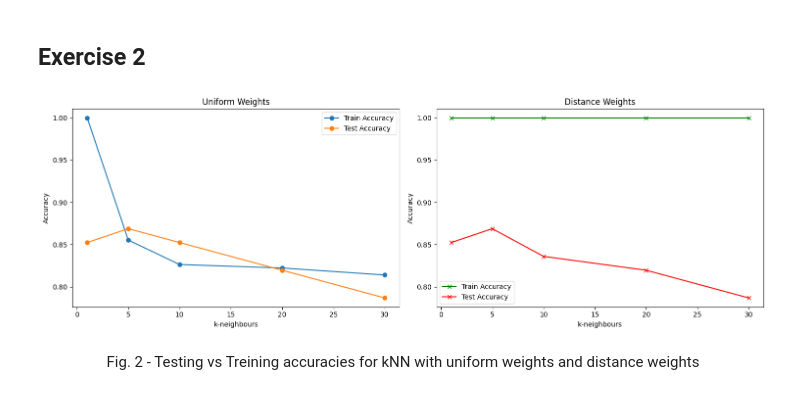
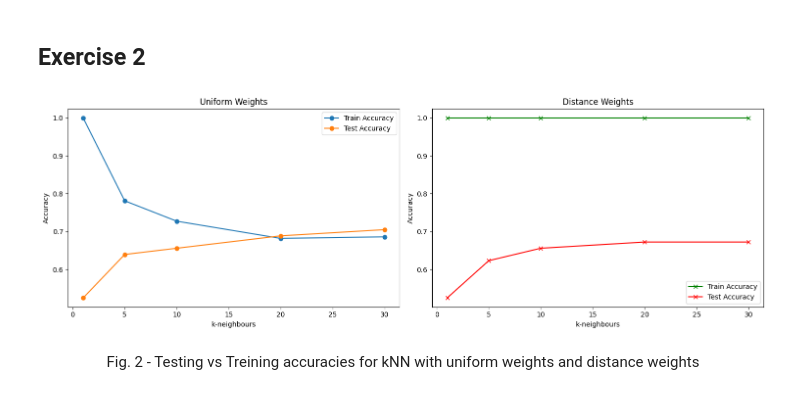
Before and after one commit to guiijose/Machine-Learning, a Jupyter notebook: homeworks/hw2/hw2.ipynb, the cells around one changed output. Saved outputs shown, nothing was run; the diff lists cells and outputs as text; code cells hidden in the pictures.

```diff
--- a/homeworks/hw2/hw2.ipynb
+++ b/homeworks/hw2/hw2.ipynb
@@ -151,7 +152,7 @@ In this case, due to the nature of the utilized function, we are considering the
 # %%
 #EX2A
 
-X_train, X_test, y_train, y_test = train_test_split(X_scaled, y, test_size=0.2, random_state=0)
+X_train, X_test, y_train, y_test = train_test_split(X, y, test_size=0.2, random_state=0)
 
 ks = [1, 5, 10, 20, 30]
 
@@ -160,43 +161,65 @@ test_acc_uniform = []
 train_acc_distance = []
 test_acc_distance = []
 
+times_uniform = []
+times_distance = []
+
 for k in ks:
 
     # For uniform weights
     knn_uniform = KNeighborsClassifier(n_neighbors=k, weights='uniform')
+
+    start_time = time.time()
     knn_uniform.fit(X_train, y_train)
+    end_time = time.time()
+
     train_acc_uniform.append(knn_uniform.score(X_train, y_train))
     test_acc_uniform.append(knn_uniform.score(X_test, y_test))
 
+    elapsed_time = (end_time - start_time)*1000
+    times_uniform.append(elapsed_time)
+
+
+for k in ks:
+
     # For distance weights
     knn_distance = KNeighborsClassifier(n_neighbors=k, weights='distance')
+
+    start_time = time.time()
     knn_distance.fit(X_train, y_train)
+    end_time = time.time()
+
     train_acc_distance.append(knn_distance.score(X_train, y_train))
     test_acc_distance.append(knn_distance.score(X_test, y_test))
 
+    elapsed_time = (end_time - start_time)*1000
+    times_distance.append(elapsed_time)
+
+
+time_df = pd.DataFrame({'k': ks, 'Uniform execution times (ms)':times_uniform, 'Distance execution times (ms)': times_distance})
 
 fig, axs = plt.subplots(1, 2, figsize=(15, 5))
 
 # Uniform weights plot
 axs[0].plot(ks, train_acc_uniform, label='Train Accuracy', marker='o')
 axs[0].plot(ks, test_acc_uniform, label='Test Accuracy', marker='o')
 axs[0].set_title('Uniform Weights')
 axs[0].set_xlabel('k-neighbours')
 axs[0].set_ylabel('Accuracy')
 axs[0].legend()
 
 # Distance weights plot
 axs[1].plot(ks, train_acc_distance, color = 'green', label='Train Accuracy', marker='x')
 axs[1].plot(ks, test_acc_distance, color = 'red', label='Test Accuracy', marker='x')
 axs[1].set_title('Distance Weights')
 axs[1].set_xlabel('k-neighbours')
 axs[1].set_ylabel('Accuracy')
 axs[1].legend()
 
 plt.tight_layout()
 plt.show()
 # %% [output]
-[figure, old version]
+[figure, new version]
 # %% [markdown]
 <center>
     Fig. 2 - Testing vs Treining accuracies for kNN with uniform weights and distance weights
```
Also changed, not shown: parts of 5 cells of this notebook.
